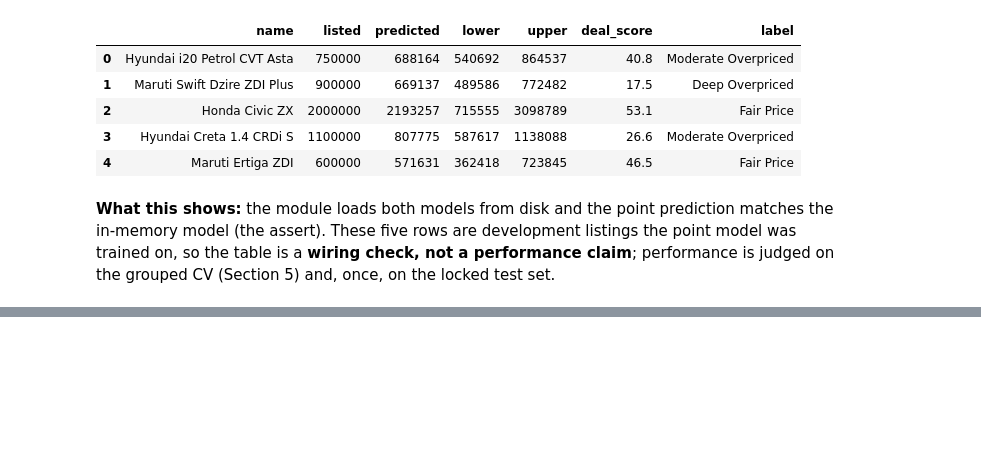
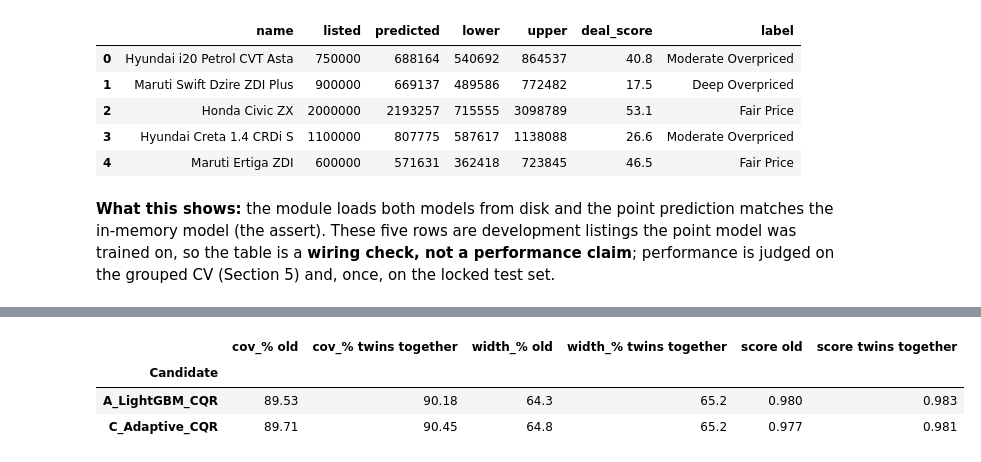
Before and after one commit to aayaan-khan/Used-Cars-Cost-Prediction, a Jupyter notebook: notebooks/Used_Cars_Cost_Prediction.ipynb, the cells around one changed output, grey strips where cells are left out. Cells and saved outputs as stored; diff of their text form; code cells hidden in the pictures; blank space fills up the shorter version.

```diff
--- a/notebooks/Used_Cars_Cost_Prediction.ipynb
+++ b/notebooks/Used_Cars_Cost_Prediction.ipynb
@@ -1598,0 +1670,32 @@ Saved: models/lightgbm_point_model.joblib
+# %%
+# Cell 38: the interval check in the random regime with twins kept together (A = standard CQR, C = the selected adaptive CQR)
+def seen_interval_oof(outer_splits, inner_seed=42):
+    n, X, y = len(dev), dev[FEATS], dev.log_price
+    out = {k: (np.zeros(n), np.zeros(n)) for k in ["A_LightGBM_CQR", "C_Adaptive_CQR"]}
+    for tr, va in outer_splits:
+        Xtr, ytr = X.iloc[tr], y.iloc[tr]
+        inner = GroupKFold(n_splits=4, shuffle=True, random_state=inner_seed)          # calibration rows keep twins together too
+        pi, ci = next(inner.split(Xtr, groups=twin_id.iloc[tr]))
+        Xp, yp, Xc, yc = Xtr.iloc[pi], ytr.iloc[pi], Xtr.iloc[ci], ytr.iloc[ci]
+        clo, chi = clone(lgb_lo).fit(Xp, yp), clone(lgb_hi).fit(Xp, yp)                 # A: standard CQR
+        q = compute_cqr_adjustment(yc.values, clo.predict(Xc), chi.predict(Xc))
+        out["A_LightGBM_CQR"][0][va] = clo.predict(X.iloc[va]) - q
+        out["A_LightGBM_CQR"][1][va] = chi.predict(X.iloc[va]) + q
+        fc = LocallyAdaptiveCQR(lgb_lo, lgb_hi, diff_model=DIFF_MODEL).fit(Xp, yp, Xc, yc)   # C: locally adaptive CQR
+        out["C_Adaptive_CQR"][0][va], out["C_Adaptive_CQR"][1][va] = fc.predict(X.iloc[va])
+    return out
+
+twin_oof = seen_interval_oof(twin_cv.split(dev[FEATS], groups=twin_id))
+rows = []
+for name in ["A_LightGBM_CQR", "C_Adaptive_CQR"]:
+    m_new = interval_metrics(dev.log_price, *twin_oof[name])
+    rows.append({"Candidate": name,
+                 "cov_% old": cand_summary_df.loc[name, "S_cov_%"], "cov_% twins together": m_new["coverage_%"],
+                 "width_% old": cand_summary_df.loc[name, "S_wid_%"], "width_% twins together": m_new["med_width_%"],
+                 "score old": cand_summary_df.loc[name, "S_score"], "score twins together": m_new["interval_score"]})
+display(pd.DataFrame(rows).set_index("Candidate"))
+# %% [output]
+|  | cov_% old | cov_% twins together | width_% old | width_% twins together | score old | score twins together |
+| Candidate |  |  |  |  |  |  |
+| A_LightGBM_CQR | 89.53 | 90.18 | 64.3 | 65.2 | 0.980 | 0.983 |
+| C_Adaptive_CQR | 89.71 | 90.45 | 64.8 | 65.2 | 0.977 | 0.981 |
```
Also changed, not shown: parts of 4 cells of this notebook, 1 other file.
